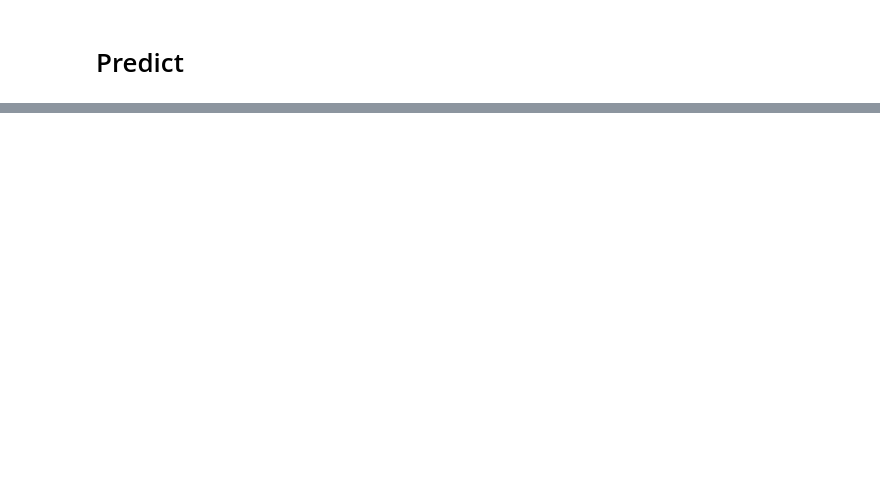
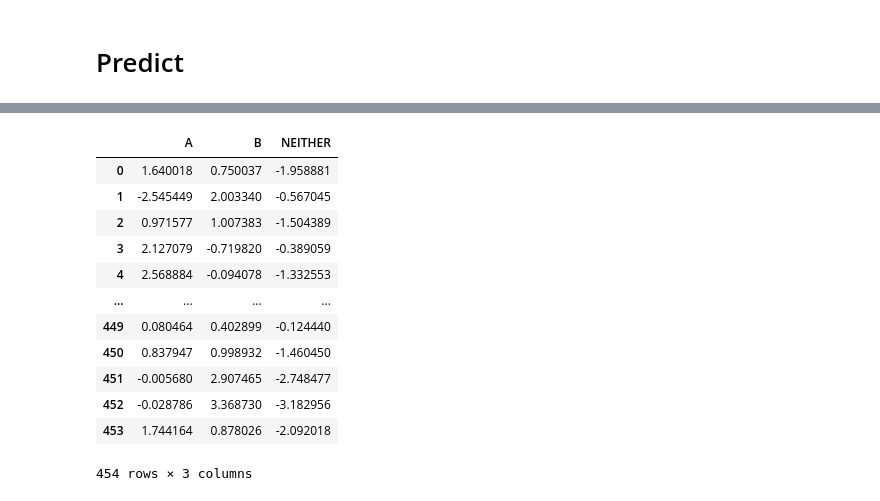
Before and after one commit to GiryaII/Gender-pronoun-resolution, a Jupyter notebook: Gender-pronoun-resolution.ipynb, the cells around one changed output, grey strips where cells are left out. Cells and saved outputs as stored; diff of their text form; code cells hidden in the pictures; blank space fills up the shorter version.

```diff
--- a/Gender-pronoun-resolution.ipynb
+++ b/Gender-pronoun-resolution.ipynb
@@ -534,0 +594,17 @@ df_sub.head()
+# %%
+df_preds = pd.DataFrame(preds.cpu().numpy(),columns = ['A','B','NEITHER'])
+df_preds
+# %% [output]
+|  | A | B | NEITHER |
+| 0 | 1.640018 | 0.750037 | -1.958881 |
+| 1 | -2.545449 | 2.003340 | -0.567045 |
+| 2 | 0.971577 | 1.007383 | -1.504389 |
+| 3 | 2.127079 | -0.719820 | -0.389059 |
+| 4 | 2.568884 | -0.094078 | -1.332553 |
+| ... | ... | ... | ... |
+| 449 | 0.080464 | 0.402899 | -0.124440 |
+| 450 | 0.837947 | 0.998932 | -1.460450 |
+| 451 | -0.005680 | 2.907465 | -2.748477 |
+| 452 | -0.028786 | 3.368730 | -3.182956 |
+| 453 | 1.744164 | 0.878026 | -2.092018 |
+454 rows × 3 columns
```
Also changed, not shown: parts of 14 cells of this notebook.
